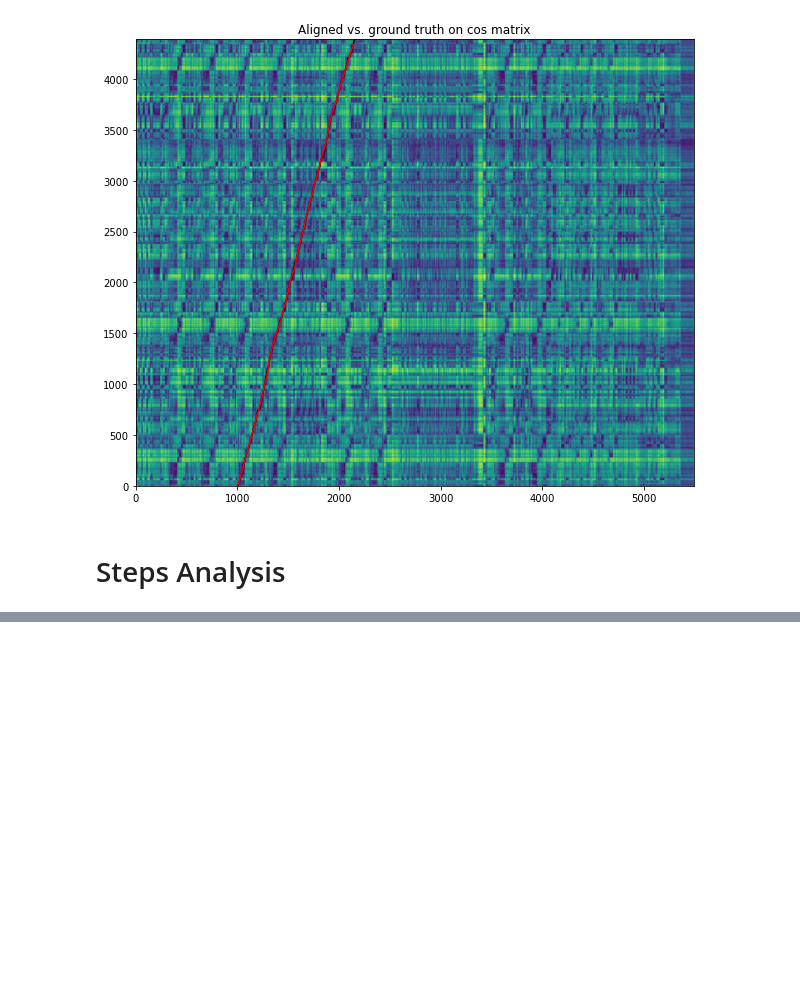
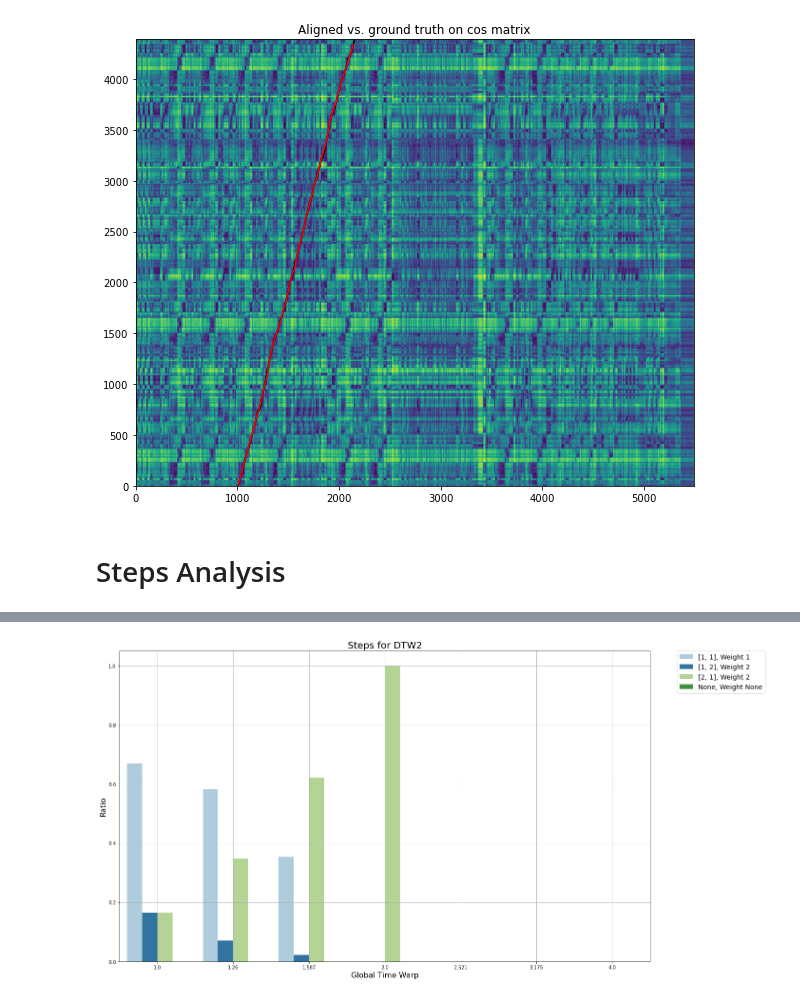
Before and after one commit to HMC-MIR/ExtremeTimeWarping, a Jupyter notebook: 04_Analysis.ipynb, the cells around one changed output, grey strips where cells are left out. Cells and saved outputs as stored; diff of their text form; code cells hidden in the pictures; blank space fills up the shorter version.

```diff
--- a/04_Analysis.ipynb
+++ b/04_Analysis.ipynb
@@ -298,0 +387,6 @@ ratio_df.to_csv("total_ratio.csv")
+# %%
+DTW2_steps = [[1, 1], [1, 2], [2, 1], None, None, None]
+DTW2_weights = [1,2,2, None, None, None]
+graph_steps(ratio_df, 'DTW2', DTW2_steps, DTW2_weights)
+# %% [output]
+[figure, added]
```
Also changed, not shown: parts of 39 cells of this notebook.
